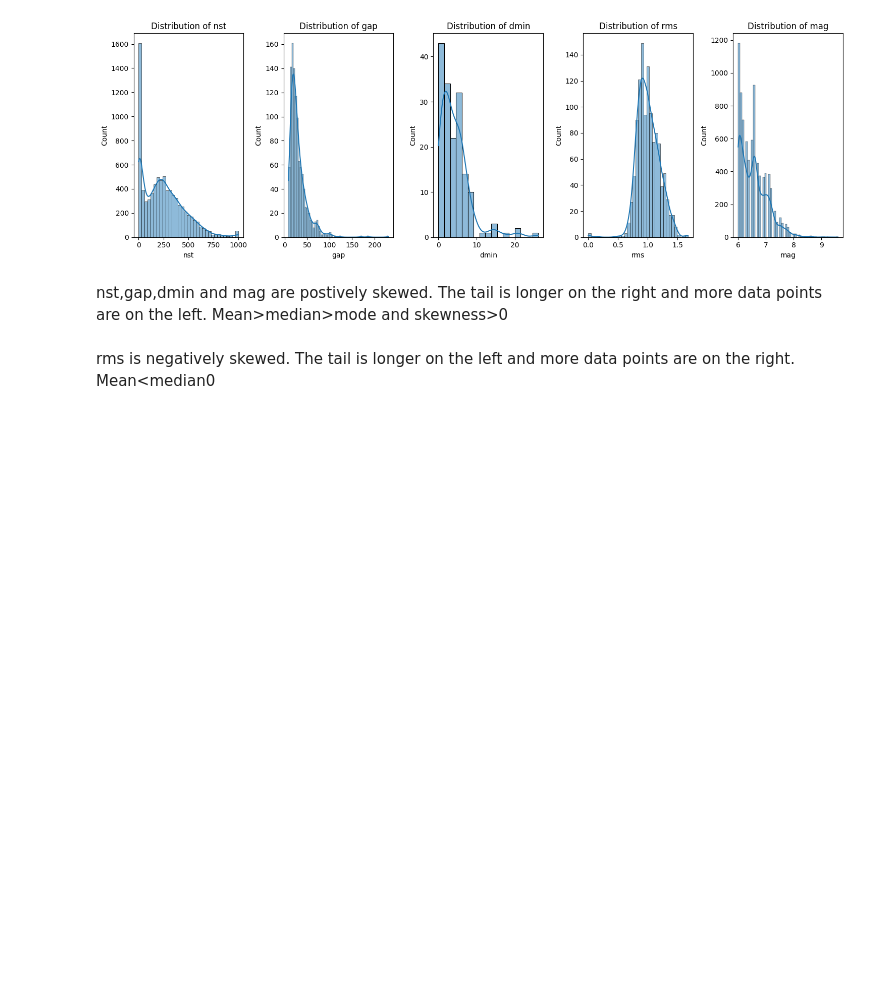
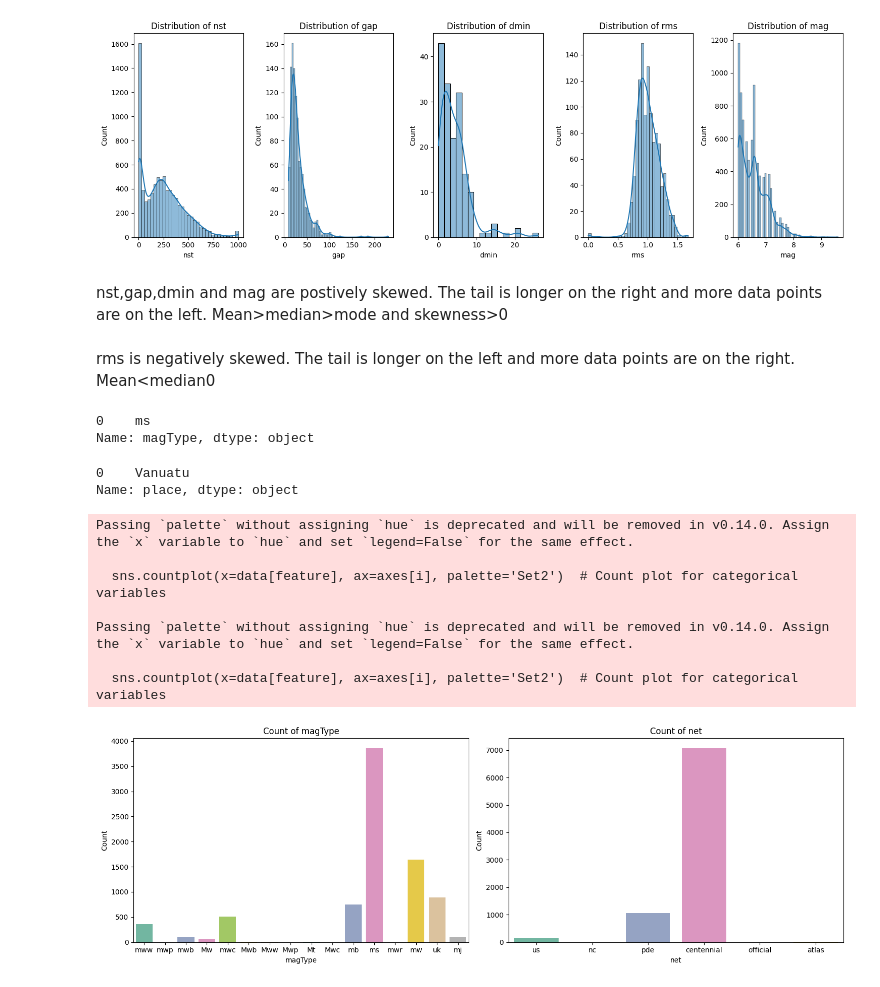
Before and after one commit to anitajn86/MACHINE_LEARNING-1, a Jupyter notebook: PROJECT3/Earthquakes.ipynb, the cells around one changed output. Cells and saved outputs as stored; diff of their text form; code cells hidden in the pictures; blank space fills up the shorter version.

```diff
--- a/PROJECT3/Earthquakes.ipynb
+++ b/PROJECT3/Earthquakes.ipynb
@@ -100,3 +100,42 @@ data['gap']=data['gap'].fillna(data['gap'].median())
 data['dmin']=data['dmin'].fillna(data['dmin'].median())
 data['rms']=data['rms'].fillna(data['rms'].median())
 data['mag']=data['mag'].fillna(data['mag'].median())
+# %%
+data['magType'].mode()
+# %% [output]
+0    ms
+Name: magType, dtype: object
+# %%
+data['place'].mode()
+# %% [output]
+0    Vanuatu
+Name: place, dtype: object
+# %%
+data['magType']=data['magType'].fillna(data['magType'].mode().iloc[0])
+data['place']=data['place'].fillna(data['place'].mode().iloc[0])
+# %%
+# Categorical features to visualize
+categorical_features = ['magType', 'net']
+
+# Create subplots
+fig, axes = plt.subplots(1, len(categorical_features), figsize=(15, 5))  # 1 row, multiple columns
+
+# Loop through categorical features and create count plots
+for i, feature in enumerate(categorical_features):
+    sns.countplot(x=data[feature], ax=axes[i], palette='Set2')  # Count plot for categorical variables
+    axes[i].set_title(f'Count of {feature}')
+    axes[i].set_xlabel(feature)
+    axes[i].set_ylabel('Count')
+
+# Adjust layout and show plot
+plt.tight_layout()
+plt.show()
+# %% [output]
+Passing `palette` without assigning `hue` is deprecated and will be removed in v0.14.0. Assign the `x` variable to `hue` and set `legend=False` for the same effect.
+
+  sns.countplot(x=data[feature], ax=axes[i], palette='Set2')  # Count plot for categorical variables
+
+Passing `palette` without assigning `hue` is deprecated and will be removed in v0.14.0. Assign the `x` variable to `hue` and set `legend=False` for the same effect.
+
+  sns.countplot(x=data[feature], ax=axes[i], palette='Set2')  # Count plot for categorical variables
+[figure, added]
```
Also changed, not shown: parts of 1 cell of this notebook.
